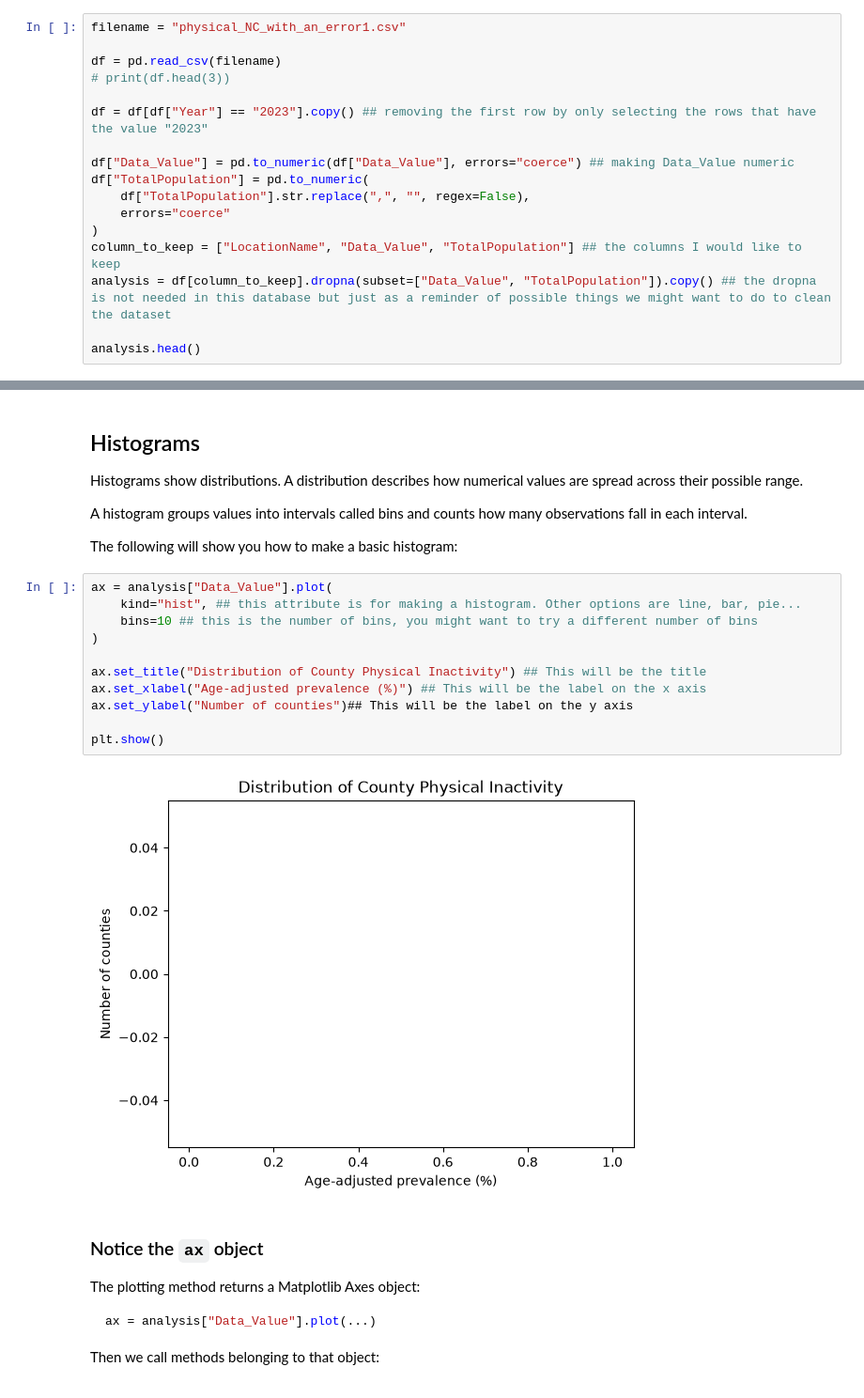
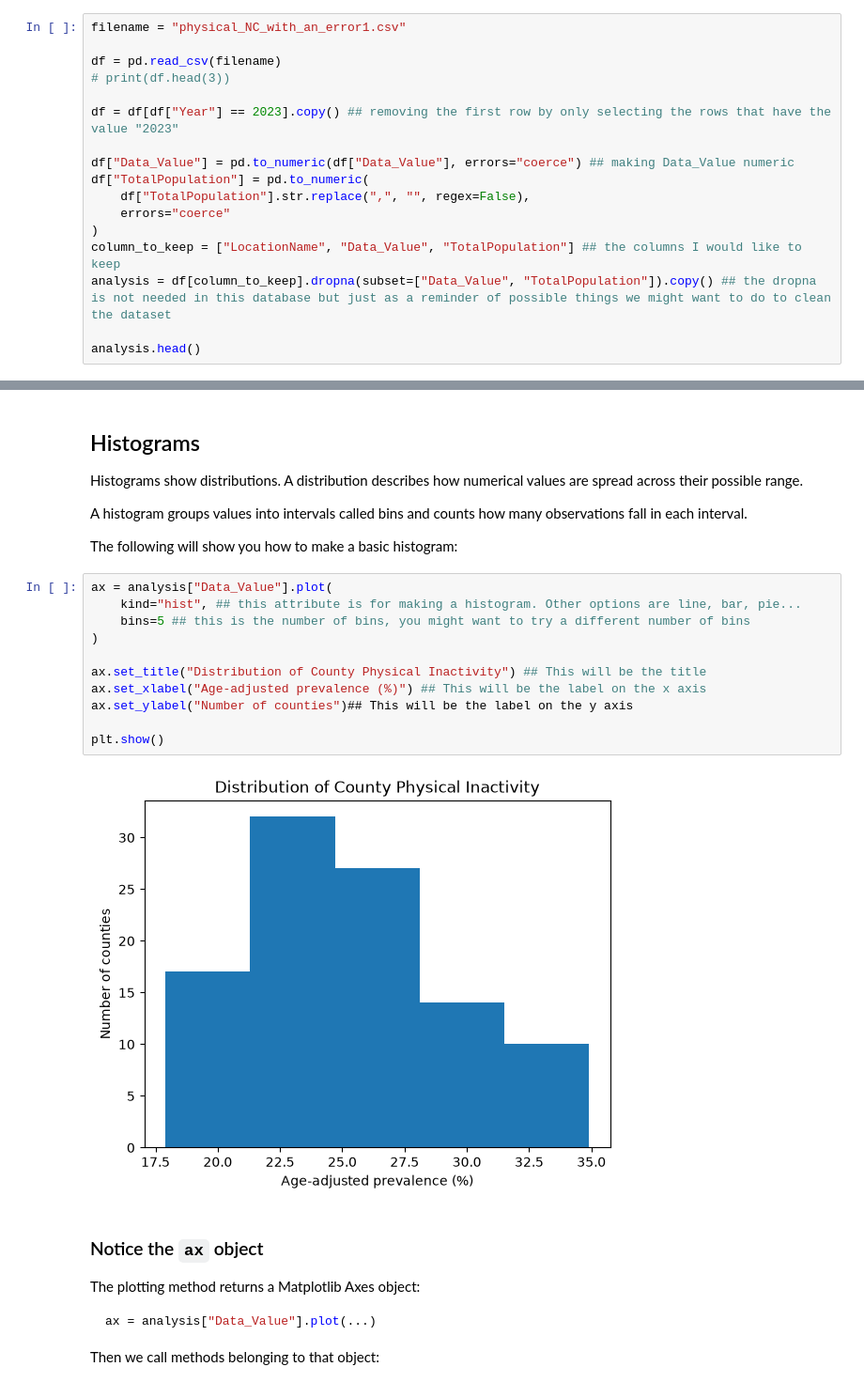
Before and after one commit to stromc485/geog592-stromc, a Jupyter notebook: schedule/week5/GEOG592_Module3_Day3_Visualization_Classification_vSept15.ipynb, the cells around one changed output, grey strips where cells are left out. Shown at 94% size. Saved outputs shown, nothing was run; the diff lists cells and outputs as text.

```diff
--- a/schedule/week5/GEOG592_Module3_Day3_Visualization_Classification_vSept15.ipynb
+++ b/schedule/week5/GEOG592_Module3_Day3_Visualization_Classification_vSept15.ipynb
@@ -96,7 +95,7 @@ filename = "physical_NC_with_an_error1.csv"
 df = pd.read_csv(filename)
 # print(df.head(3))
 
-df = df[df["Year"] == "2023"].copy() ## removing the first row by only selecting the rows that have the value "2023"
+df = df[df["Year"] == 2023].copy() ## removing the first row by only selecting the rows that have the value "2023"
 
 df["Data_Value"] = pd.to_numeric(df["Data_Value"], errors="coerce") ## making Data_Value numeric
 df["TotalPopulation"] = pd.to_numeric(
@@ -139,16 +169,16 @@ The following will show you how to make a basic histogram:
 # %%
 ax = analysis["Data_Value"].plot(
     kind="hist", ## this attribute is for making a histogram. Other options are line, bar, pie...
-    bins=10 ## this is the number of bins, you might want to try a different number of bins
+    bins=5 ## this is the number of bins, you might want to try a different number of bins
 )
 
 ax.set_title("Distribution of County Physical Inactivity") ## This will be the title
 ax.set_xlabel("Age-adjusted prevalence (%)") ## This will be the label on the x axis
 ax.set_ylabel("Number of counties")## This will be the label on the y axis
 
 plt.show()
 # %% [output]
-[figure, old version]
+[figure, new version]
 # %% [markdown]
 ### Notice the `ax` object
 
```
Also changed, not shown: parts of 14 cells of this notebook, 10 other files.
